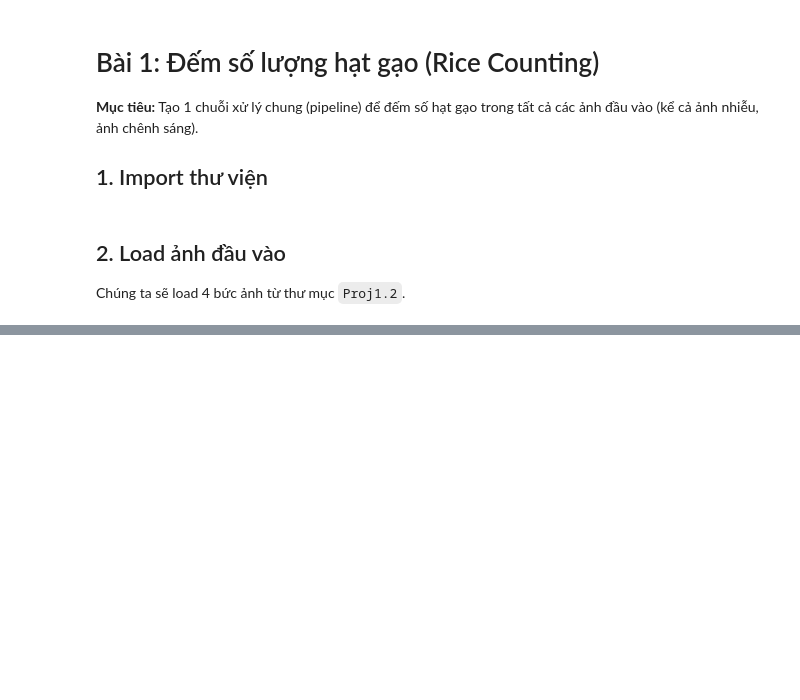
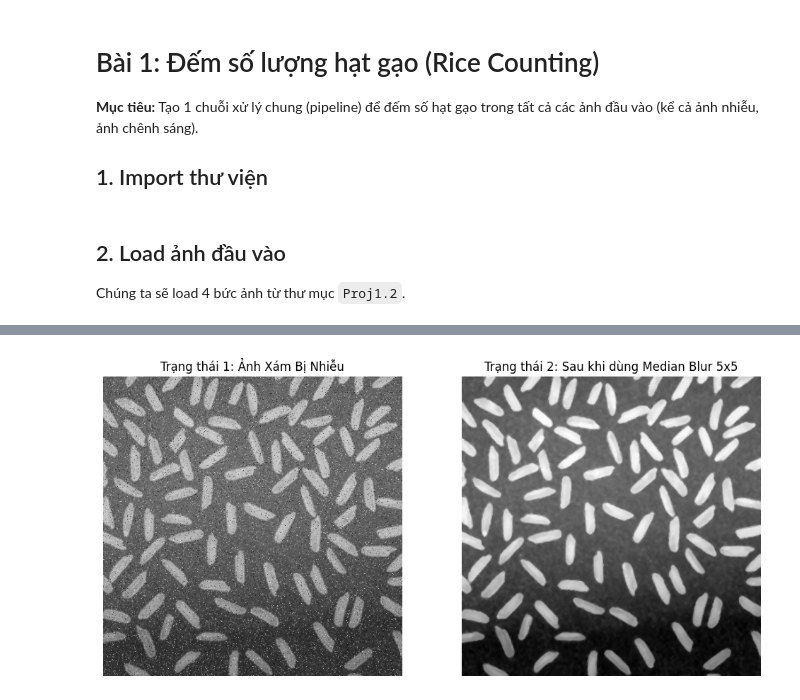
Before and after one commit to nguyenxuanthanhdoan-bit/Rice-Counting, a Jupyter notebook: Rice_Counting.ipynb, the cells around one changed output, grey strips where cells are left out. Drawn from its saved outputs; the diff is of its cells as text; code cells hidden in the pictures; blank space fills up the shorter version.

Commit message:
use median blur and threshold to for data processing

```diff
--- a/Rice_Counting.ipynb
+++ b/Rice_Counting.ipynb
@@ -42,0 +45,21 @@ plt.show()
+# %%
+test_img_path = image_paths[1]
+img_nhap = cv2.imread(test_img_path)
+
+img_gray = cv2.cvtColor(img_nhap, cv2.COLOR_BGR2GRAY)
+img_blurred = cv2.medianBlur(img_gray, 5)
+
+# Khởi tạo 2 ô để vẽ so sánh Before - After
+fig, axes = plt.subplots(1, 2, figsize=(12, 6))
+
+axes[0].imshow(img_gray, cmap='gray')
+axes[0].set_title('Trạng thái 1: Ảnh Xám Bị Nhiễu')
+axes[0].axis('off')
+
+axes[1].imshow(img_blurred, cmap='gray')
+axes[1].set_title('Trạng thái 2: Sau khi dùng Median Blur 5x5')
+axes[1].axis('off')
+
+plt.show()
+# %% [output]
+[figure, added]
```
Also changed, not shown: parts of 2 cells of this notebook.
